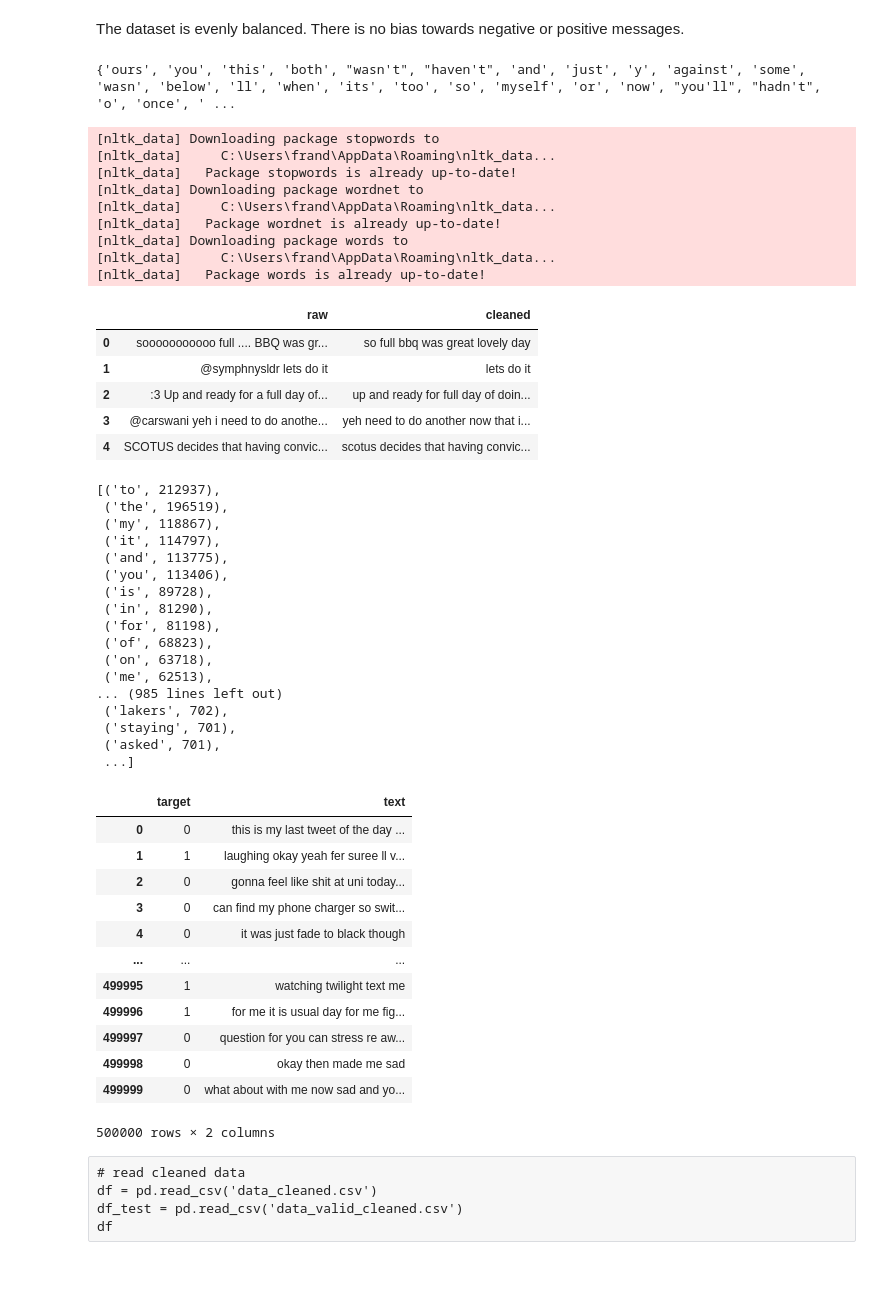
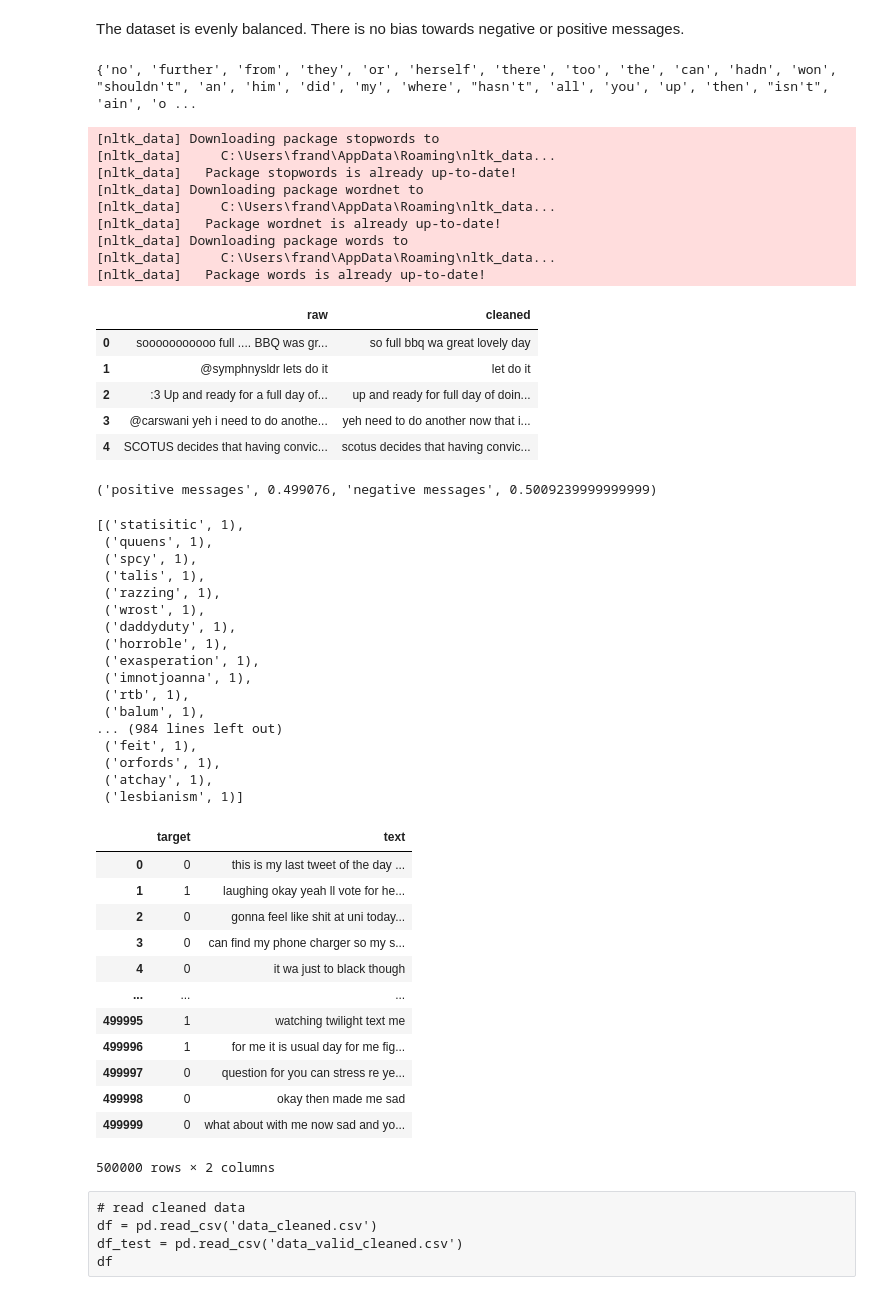
Before and after one commit to HerrMotz/AGDML-Lab, a Jupyter notebook: 0_Final/0_Final.ipynb, the cells around one changed output. Drawn from its saved outputs; the diff is of its cells as text; code cells hidden in the pictures.

Commit message:
restructure and fix frequency counter

```diff
--- a/0_Final/0_Final.ipynb
+++ b/0_Final/0_Final.ipynb
@@ -126,7 +126,7 @@ def clean_text(sentence):
     # _words = ['' if word not in WORDS else word for word in _words]
 
     # lemmatize each word
-    # _words = [wordnet_lemmatizer.lemmatize(word) for word in _words]
+    _words = [wordnet_lemmatizer.lemmatize(word) for word in _words]
 
     # join words to make sentence
     sentence = ' '.join(_words)
@@ -136,7 +136,7 @@ def clean_text(sentence):
 
     return sentence
 # %% [output]
-{'ours', 'you', 'this', 'both', "wasn't", "haven't", 'and', 'just', 'y', 'against', 'some', 'wasn', 'below', 'll', 'when', 'its', 'too', 'so', 'myself', 'or', 'now', "you'll", "hadn't", 'o', 'once', ' ...
+{'no', 'further', 'from', 'they', 'or', 'herself', 'there', 'too', 'the', 'can', 'hadn', 'won', "shouldn't", 'an', 'him', 'did', 'my', 'where', "hasn't", 'all', 'you', 'up', 'then', "isn't", 'ain', 'o ...
 [nltk_data] Downloading package stopwords to
 [nltk_data]     C:\Users\frand\AppData\Roaming\nltk_data...
 [nltk_data]   Package stopwords is already up-to-date!
@@ -159,9 +159,20 @@ cleaned_examples = [clean_text(c) for c in to_be_cleaned_examples]
 pd.DataFrame({'raw': to_be_cleaned_examples, 'cleaned': cleaned_examples})
 # %% [output]
 |  | raw | cleaned |
-| 0 | sooooooooooo full .... BBQ was gr... | so full bbq was great lovely day |
-| 1 | @symphnysldr lets do it | lets do it |
+| 0 | sooooooooooo full .... BBQ was gr... | so full bbq wa great lovely day |
+| 1 | @symphnysldr lets do it | let do it |
 | 2 | :3 Up and ready for a full day of... | up and ready for full day of doin... |
 | 3 | @carswani yeh i need to do anothe... | yeh need to do another now that i... |
 | 4 | SCOTUS decides that having convic... | scotus decides that having convic... |
+# %%
+# read training data
+df = pd.read_csv('data.csv')
+
+# read validation data
+df_test = pd.read_csv('data_valid.csv')
+
+ct = len(df.loc[df['target'] == 1]) / len(df)
+"positive messages", ct, "negative messages", 1-ct
+# %% [output]
+('positive messages', 0.499076, 'negative messages', 0.5009239999999999)
 # %%
@@ -191,50 +193,54 @@ df_test = df_test.dropna()
 # %%
 # remove words which occur less than O times
-O = 10
+O = 100
 
 training_text = (' '.join(df['text'])).split()
 test_text = (' '.join(df_test['text'])).split()
 dataset_counter = Counter(training_text + test_text)
 
-dataset_counter.most_common()
+dataset_counter.most_common()[-1000:]
 # %% [output]
-[('to', 212937),
- ('the', 196519),
- ('my', 118867),
- ('it', 114797),
- ('and', 113775),
- ('you', 113406),
- ('is', 89728),
- ('in', 81290),
- ('for', 81198),
- ('of', 68823),
- ('on', 63718),
- ('me', 62513),
-... (985 lines left out)
- ('lakers', 702),
- ('staying', 701),
- ('asked', 701),
- ...]
+[('statisitic', 1),
+ ('quuens', 1),
+ ('spcy', 1),
+ ('talis', 1),
+ ('razzing', 1),
+ ('wrost', 1),
+ ('daddyduty', 1),
+ ('horroble', 1),
+ ('exasperation', 1),
+ ('imnotjoanna', 1),
+ ('rtb', 1),
+ ('balum', 1),
+... (984 lines left out)
+ ('feit', 1),
+ ('orfords', 1),
+ ('atchay', 1),
+ ('lesbianism', 1)]
 # %%
 def remove_infrequent_words(sentence):
     _words = sentence.split()
     _words = [word if dataset_counter[word] >= O else ' ' for word in _words]
-
-    return ' '.join(_words)
+    sentence = ' '.join(_words)
+    sentence = re.sub('\s+', ' ', sentence)
+    sentence = sentence.strip()
+    return sentence
 
 df['text'] = df['text'].progress_apply(remove_infrequent_words)
+df_test['text'] = df_test['text'].progress_apply(remove_infrequent_words)
+
 df
 # %% [output]
 |  | target | text |
 | 0 | 0 | this is my last tweet of the day ... |
-| 1 | 1 | laughing okay yeah fer suree ll v... |
+| 1 | 1 | laughing okay yeah ll vote for he... |
 | 2 | 0 | gonna feel like shit at uni today... |
-| 3 | 0 | can find my phone charger so swit... |
-| 4 | 0 | it was just fade to black though |
+| 3 | 0 | can find my phone charger so my s... |
+| 4 | 0 | it wa just to black though |
 | ... | ... | ... |
 | 499995 | 1 | watching twilight text me |
 | 499996 | 1 | for me it is usual day for me fig... |
-| 499997 | 0 | question for you can stress re aw... |
+| 499997 | 0 | question for you can stress re ye... |
 | 499998 | 0 | okay then made me sad |
 | 499999 | 0 | what about with me now sad and yo... |
 500000 rows × 2 columns
```
Also changed, not shown: parts of 3 cells of this notebook.
